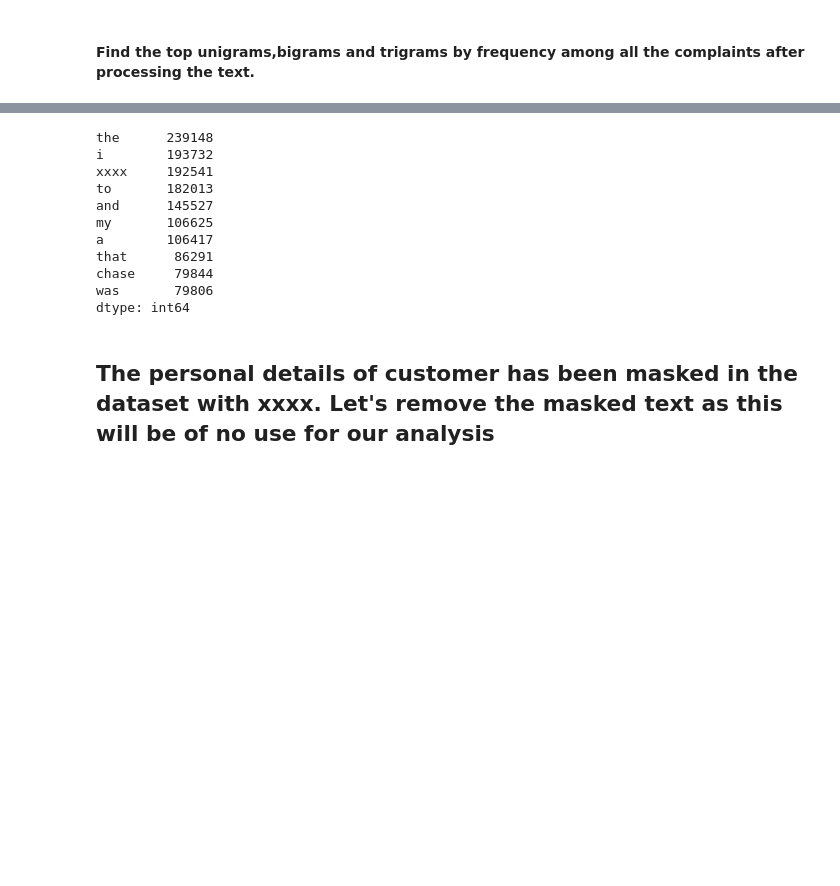
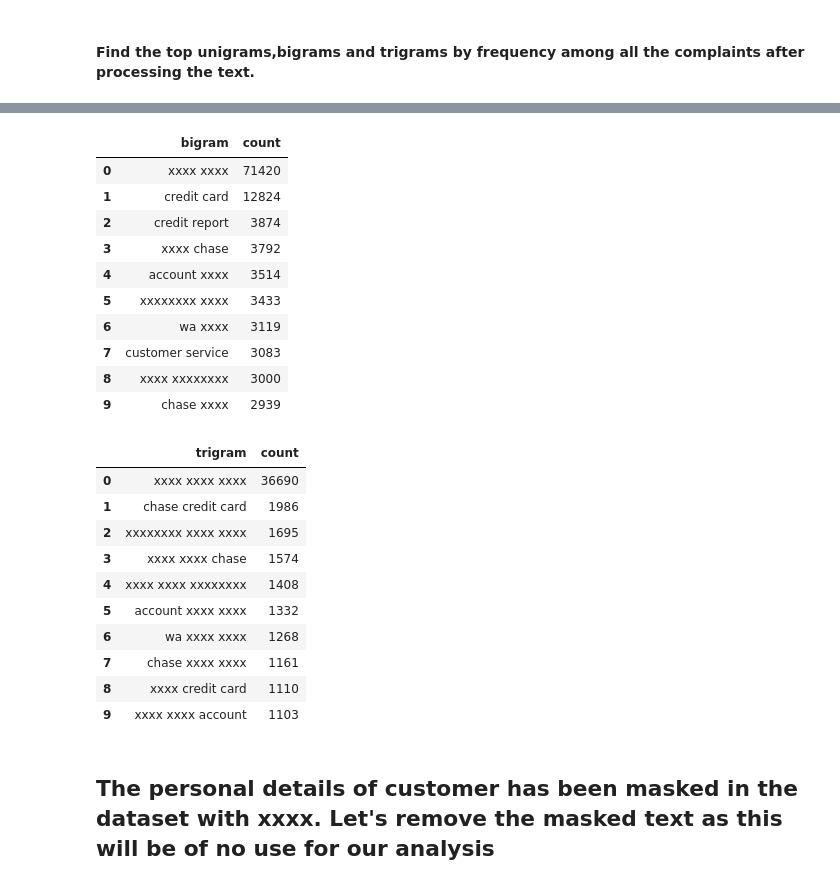
Before and after one commit to hargurjeet/NLP_Automatic_Ticket_Classification, a Jupyter notebook: Automatic_Ticket_Classification_Assignment.ipynb, the cells around one changed output, grey strips where cells are left out. Drawn from its saved outputs; the diff is of its cells as text; code cells hidden in the pictures; blank space fills up the shorter version.

```diff
--- a/Automatic_Ticket_Classification_Assignment.ipynb
+++ b/Automatic_Ticket_Classification_Assignment.ipynb
@@ -483,0 +402,26 @@ dtype: int64
+# %%
+#Write your code here to find the top 30 bigram frequency among the complaints in the cleaned datafram(df_clean).
+def get_top_bigram(text, n=30):
+    vector = CountVectorizer(stop_words='english', ngram_range=(2, 2)).fit(text)
+    bag_of_words = vector.transform(text)
+    sum_of_words = bag_of_words.sum(axis=0)
+    word_freq = [(word, sum_of_words[0, idx]) for word, idx in vector.vocabulary_.items()]
+    word_freq = sorted(word_freq, key=lambda x: x[1], reverse=True)
+    return word_freq[:n]
+
+#Print the top 10 words in the bigram frequency
+top_common_words = get_top_bigram(df_clean['complaint_POS_removed'].values.astype('U'))
+df_bigram = pd.DataFrame(top_common_words, columns = ['bigram' , 'count'])
+df_bigram.head(10)
+# %% [output]
+|  | bigram | count |
+| 0 | xxxx xxxx | 71420 |
+| 1 | credit card | 12824 |
+| 2 | credit report | 3874 |
+| 3 | xxxx chase | 3792 |
+| 4 | account xxxx | 3514 |
+| 5 | xxxxxxxx xxxx | 3433 |
+| 6 | wa xxxx | 3119 |
+| 7 | customer service | 3083 |
+| 8 | xxxx xxxxxxxx | 3000 |
+| 9 | chase xxxx | 2939 |
@@ -484,16 +437,17 @@ dtype: int64
 # %%
-#Print the top 10 words in the unigram frequency
-top_10_unigrams = unigram_freq.head(10)
-top_10_unigrams
+#Print the top 10 words in the trigram frequency
+top_common_words = get_top_trigram(df_clean['complaint_POS_removed'].values.astype('U'))
+df_trigram = pd.DataFrame(top_common_words, columns = ['trigram' , 'count'])
+df_trigram.head(10)
 # %% [output]
-the      239148
-i        193732
-xxxx     192541
-to       182013
-and      145527
-my       106625
-a        106417
-that      86291
-chase     79844
-was       79806
-dtype: int64
+|  | trigram | count |
+| 0 | xxxx xxxx xxxx | 36690 |
+| 1 | chase credit card | 1986 |
+| 2 | xxxxxxxx xxxx xxxx | 1695 |
+| 3 | xxxx xxxx chase | 1574 |
+| 4 | xxxx xxxx xxxxxxxx | 1408 |
+| 5 | account xxxx xxxx | 1332 |
+| 6 | wa xxxx xxxx | 1268 |
+| 7 | chase xxxx xxxx | 1161 |
+| 8 | xxxx credit card | 1110 |
+| 9 | xxxx xxxx account | 1103 |
```
Also changed, not shown: parts of 17 cells of this notebook.
